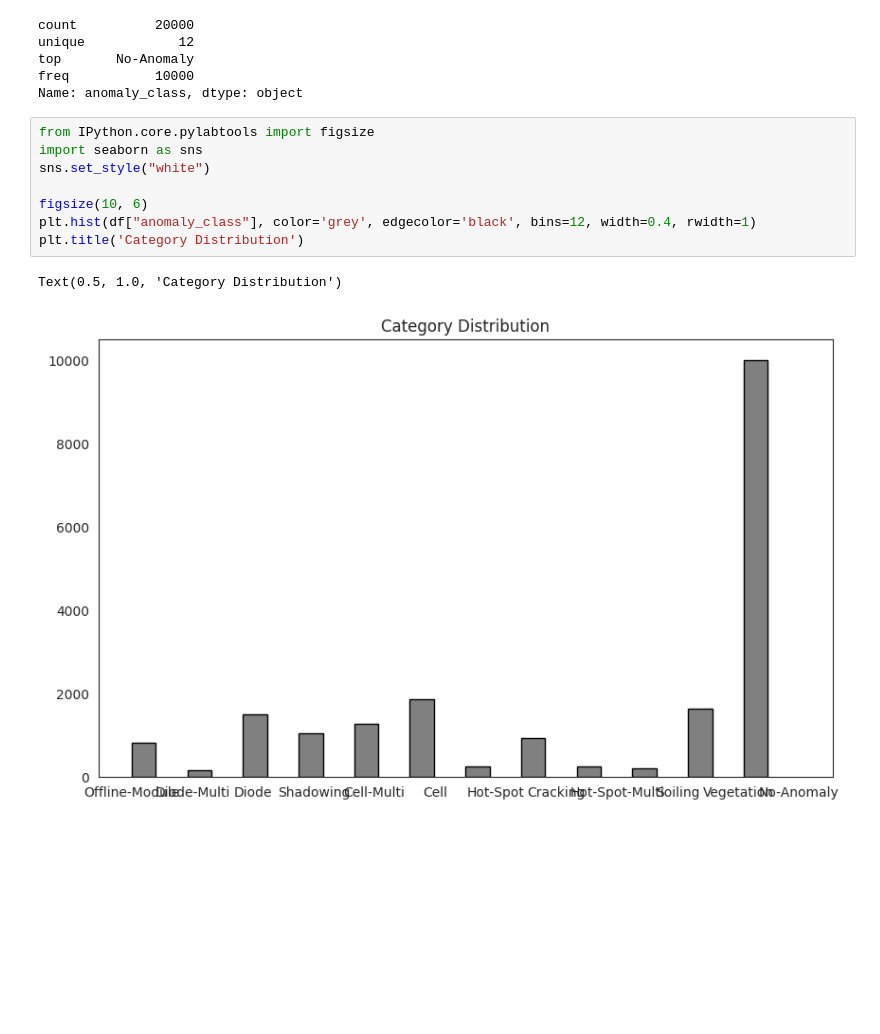
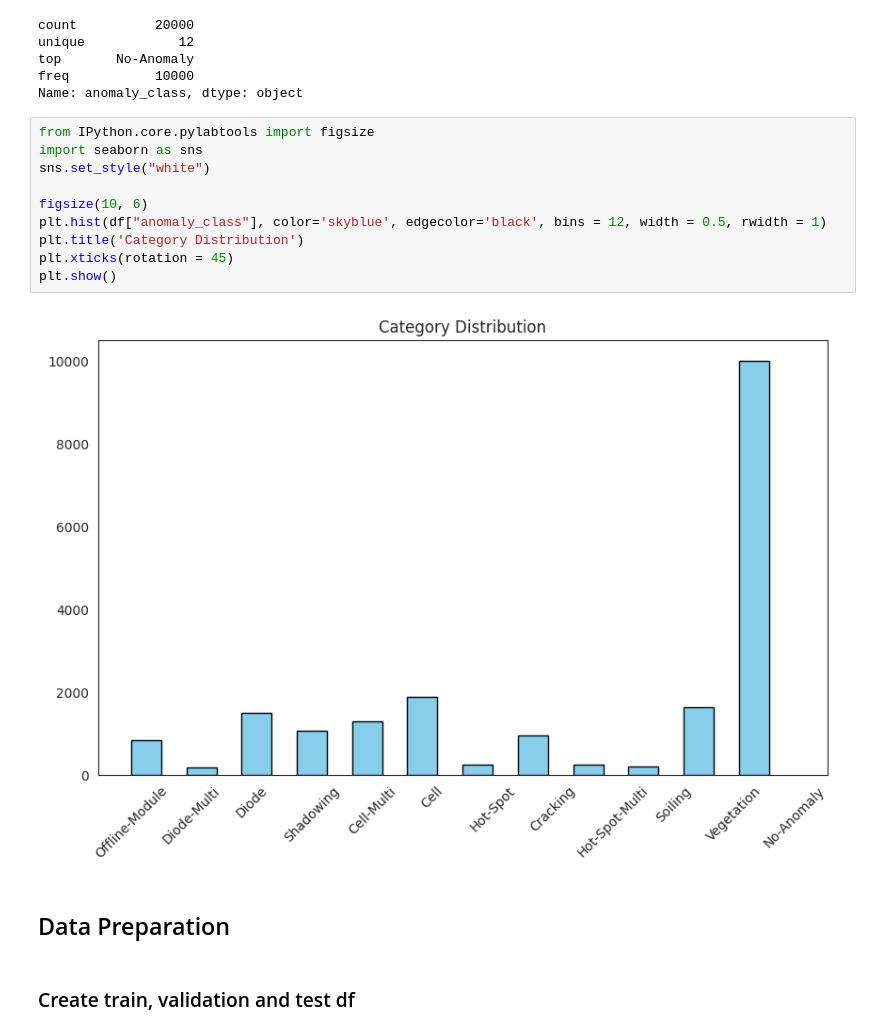
Before and after one commit to regiiis/pv_error_classification, a Jupyter notebook: pv_error_classifcation.ipynb, the cells around one changed output. Drawn from its saved outputs; the diff is of its cells as text; blank space fills up the shorter version.

```diff
--- a/pv_error_classifcation.ipynb
+++ b/pv_error_classifcation.ipynb
@@ -177,11 +177,16 @@ Name: anomaly_class, dtype: object
 # %%
 from IPython.core.pylabtools import figsize
 import seaborn as sns
 sns.set_style("white")
 
 figsize(10, 6)
-plt.hist(df["anomaly_class"], color='grey', edgecolor='black', bins=12, width=0.4, rwidth=1)
+plt.hist(df["anomaly_class"], color='skyblue', edgecolor='black', bins = 12, width = 0.5, rwidth = 1)
 plt.title('Category Distribution')
+plt.xticks(rotation = 45)
+plt.show()
 # %% [output]
-Text(0.5, 1.0, 'Category Distribution')
-[figure, old version]
+[figure, new version]
+# %% [markdown]
+## Data Preparation
+# %% [markdown]
+### Create train, validation and test df
```
Also changed, not shown: parts of 14 cells of this notebook.
